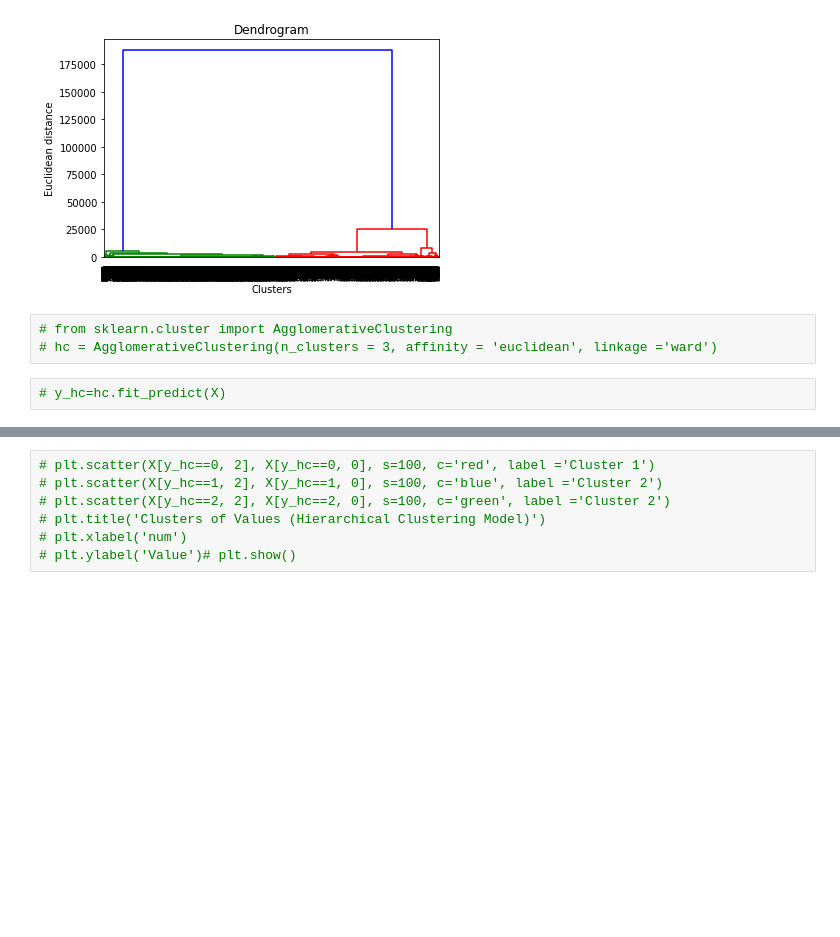
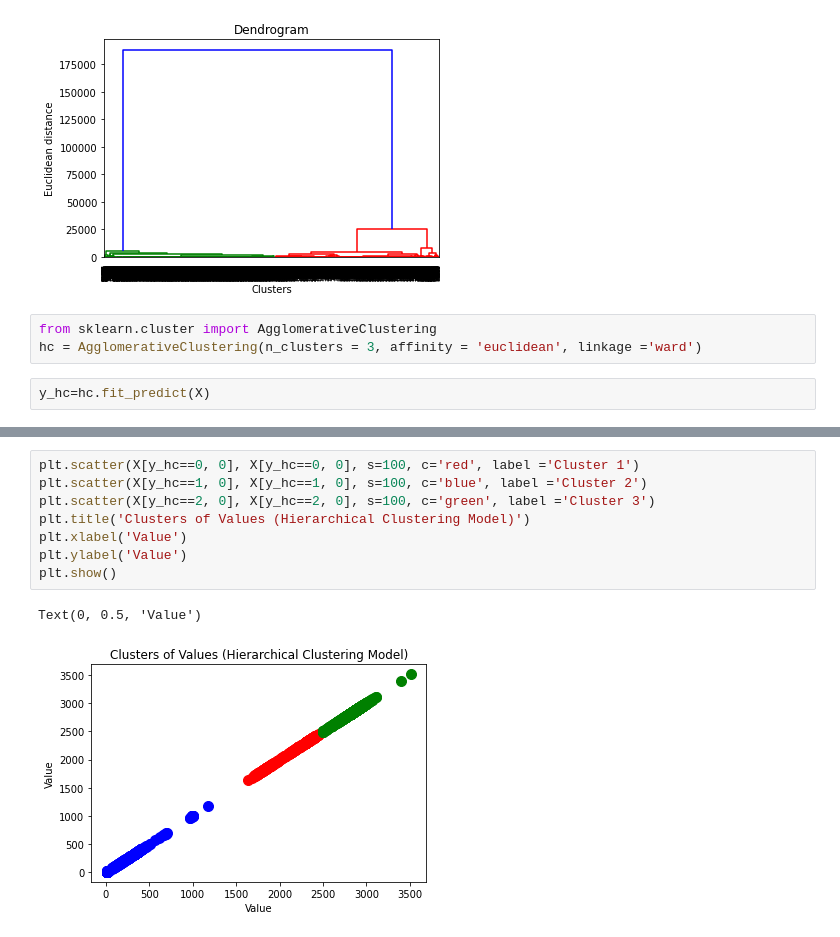
Before and after one commit to Priyanka-Kugapriya/Clustering_notebook, a Jupyter notebook: Hierarchical clustering.ipynb, the cells around one changed output, grey strips where cells are left out. Saved outputs shown, nothing was run; the diff lists cells and outputs as text; blank space fills up the shorter version.

```diff
--- a/Hierarchical clustering.ipynb
+++ b/Hierarchical clustering.ipynb
@@ -235,7 +243,7 @@ plt.show()
 # %% [output]
 [figure]
 # %%
-# from sklearn.cluster import AgglomerativeClustering
-# hc = AgglomerativeClustering(n_clusters = 3, affinity = 'euclidean', linkage ='ward')
+from sklearn.cluster import AgglomerativeClustering
+hc = AgglomerativeClustering(n_clusters = 3, affinity = 'euclidean', linkage ='ward')
 # %%
-# y_hc=hc.fit_predict(X)
+y_hc=hc.fit_predict(X)
@@ -242,7 +452,11 @@ plt.show()
 # %%
-# plt.scatter(X[y_hc==0, 2], X[y_hc==0, 0], s=100, c='red', label ='Cluster 1')
-# plt.scatter(X[y_hc==1, 2], X[y_hc==1, 0], s=100, c='blue', label ='Cluster 2')
-# plt.scatter(X[y_hc==2, 2], X[y_hc==2, 0], s=100, c='green', label ='Cluster 2')
-# plt.title('Clusters of Values (Hierarchical Clustering Model)')
-# plt.xlabel('num')
-# plt.ylabel('Value')# plt.show()
+plt.scatter(X[y_hc==0, 0], X[y_hc==0, 0], s=100, c='red', label ='Cluster 1')
+plt.scatter(X[y_hc==1, 0], X[y_hc==1, 0], s=100, c='blue', label ='Cluster 2')
+plt.scatter(X[y_hc==2, 0], X[y_hc==2, 0], s=100, c='green', label ='Cluster 3')
+plt.title('Clusters of Values (Hierarchical Clustering Model)')
+plt.xlabel('Value')
+plt.ylabel('Value')
+plt.show()
+# %% [output]
+Text(0, 0.5, 'Value')
+[figure, added]
```
Also changed, not shown: parts of 33 cells of this notebook.
